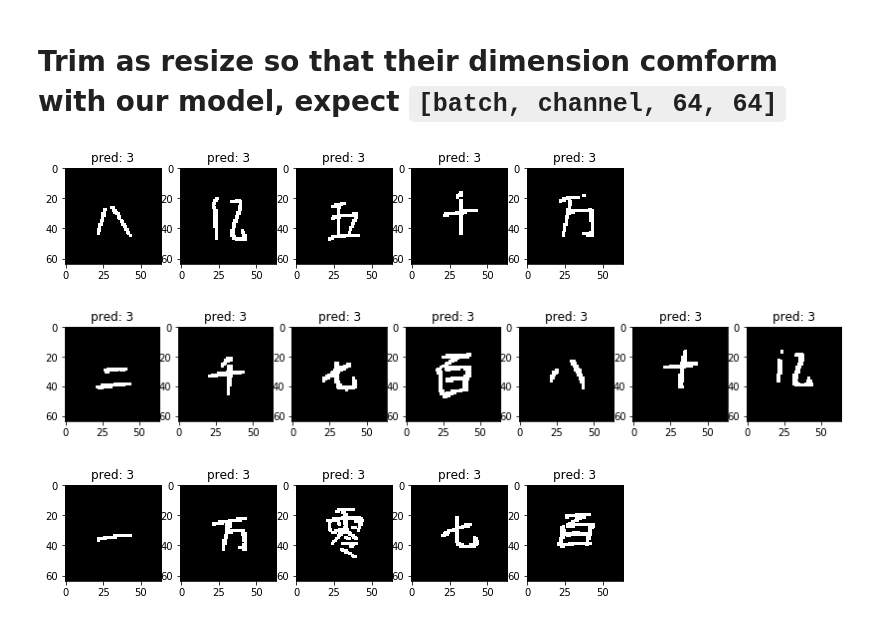
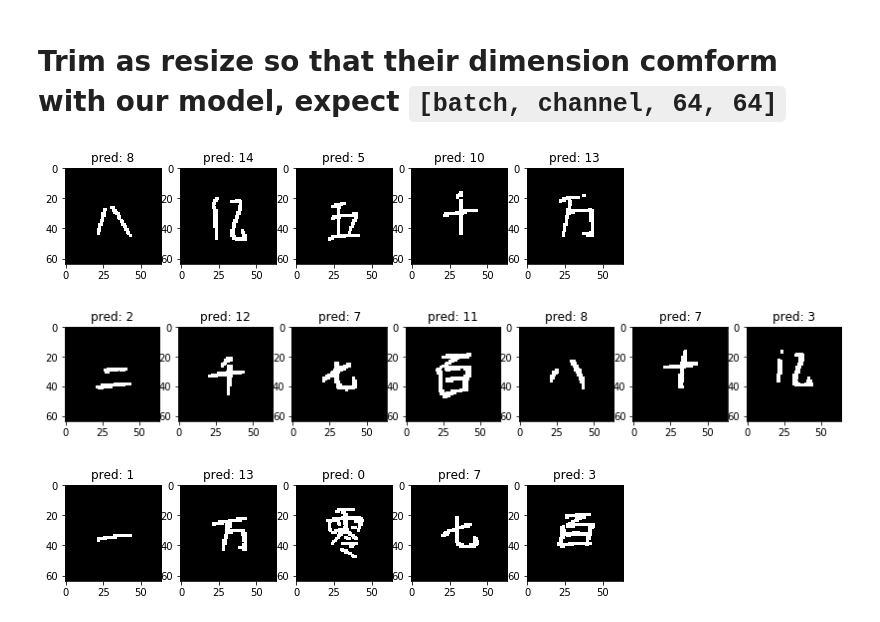
Before and after one commit to CChenLi/integer_convert, a Jupyter notebook: dataset.ipynb, the cells around one changed output. Cells and saved outputs as stored; diff of their text form; code cells hidden in the pictures.

```diff
--- a/dataset.ipynb
+++ b/dataset.ipynb
@@ -156,26 +156,27 @@ for i, cut in enumerate(cuts):
 # %%
 example_slice = pic_tensor[slices[0][0] : slices[0][1], : ]
 cuts = HelperFunc.get_characters(example_slice)
 fig = plt.figure(figsize=[2 * len(cuts), 2])
 for i, cut in enumerate(cuts):
     fig.add_subplot(1, len(cuts), i+1)
     start_index, end_index = cut
     buff = int(0.2 * (end_index - start_index))
     short_pic_tensor = example_slice[: ,start_index-buff : end_index + buff]
     # Trim the data
     img = transforms.ToPILImage(mode='L')(short_pic_tensor)
     p = transforms.Compose([transforms.Scale((32,32))])
     new_img = ImageOps.expand(p(img),border=(16),fill='black')
     new_img = np.array(new_img)
     new_img = cv2.dilate(new_img,kernal,iterations = 1)
     # Prediction
     trans = transforms.ToTensor()
     new_tensor = torch.unsqueeze(trans(new_img), 0)
+    new_tensor[new_tensor > 0] = 255
     pred = model(new_tensor).argmax()
-    plt.imshow(new_img, cmap="gray")
+    plt.imshow(new_tensor.reshape(64, 64), cmap="gray")
     plt.title(f"pred: {pred}")
 # %% [output]
-[figure, old version]
+[figure, new version]
 # %%
 example_slice = pic_tensor[slices[1][0] : slices[1][1], : ]
 cuts = HelperFunc.get_characters(example_slice)
@@ -217,11 +219,12 @@ for i, cut in enumerate(cuts):
     # Prediction
     trans = transforms.ToTensor()
     new_tensor = torch.unsqueeze(trans(new_img), 0)
+    new_tensor[new_tensor > 0] = 255
     pred = model(new_tensor).argmax()
-    plt.imshow(new_img, cmap="gray")
+    plt.imshow(new_tensor.reshape(64, 64), cmap="gray")
     plt.title(f"pred: {pred}")
 # %% [output]
-[figure, old version]
+[figure, new version]
 # %%
 preds = model(torch.unsqueeze(batch[0], 1))
 # %%
```
Also changed, not shown: parts of 6 cells of this notebook.
